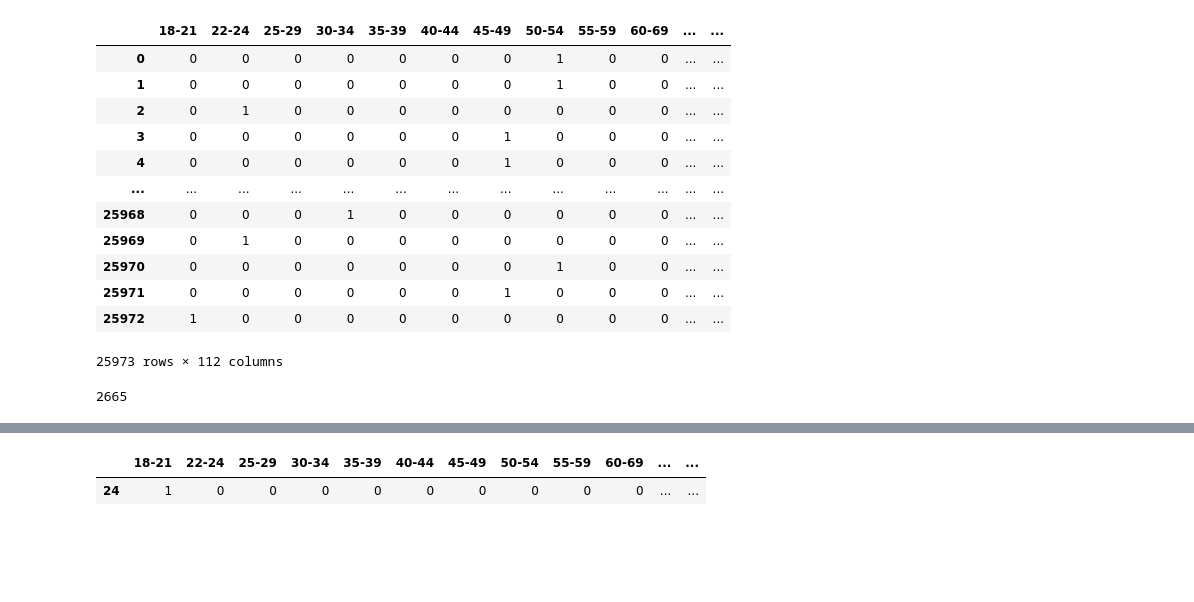
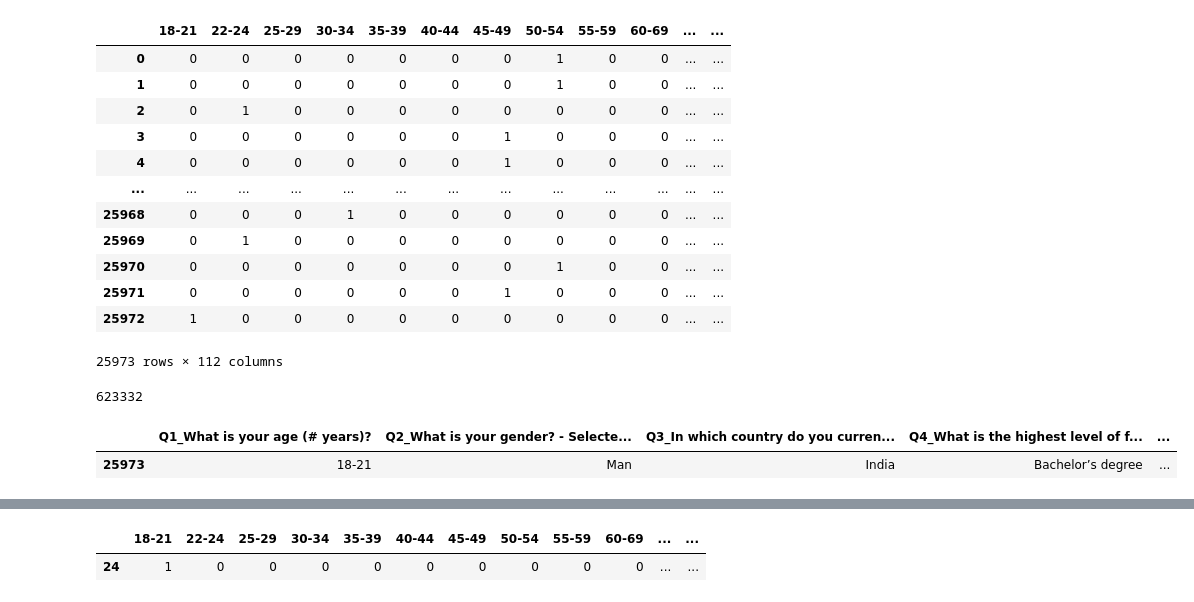
Before and after one commit to thecrossed/kaggle_survey_2021, a Jupyter notebook: what-do-data-scientists-usually-do.ipynb, the cells around one changed output, grey strips where cells are left out. Cells and saved outputs as stored; diff of their text form; code cells hidden in the pictures; blank space fills up the shorter version.

```diff
--- a/what-do-data-scientists-usually-do.ipynb
+++ b/what-do-data-scientists-usually-do.ipynb
@@ -196,7 +200,12 @@ def compute_correlation(df, user1, user2):
 
     return dot_product #return the correlation
 # %%
-compute_correlation(demo_matrix , 111, 24)
+compute_correlation(demo_matrix , 25972, 24)
 # %% [output]
-2665
+623332
+# %%
+demographic_data.loc[demographic_data['participant_id'] == 25972]
+# %% [output]
+|  | Q1_What is your age (# years)? | Q2_What is your gender? - Selecte... | Q3_In which country do you curren... | Q4_What is the highest level of f... | ... |
+| 25973 | 18-21 | Man | India | Bachelor’s degree | ... |
 # %%
```
Also changed, not shown: parts of 7 cells of this notebook.
